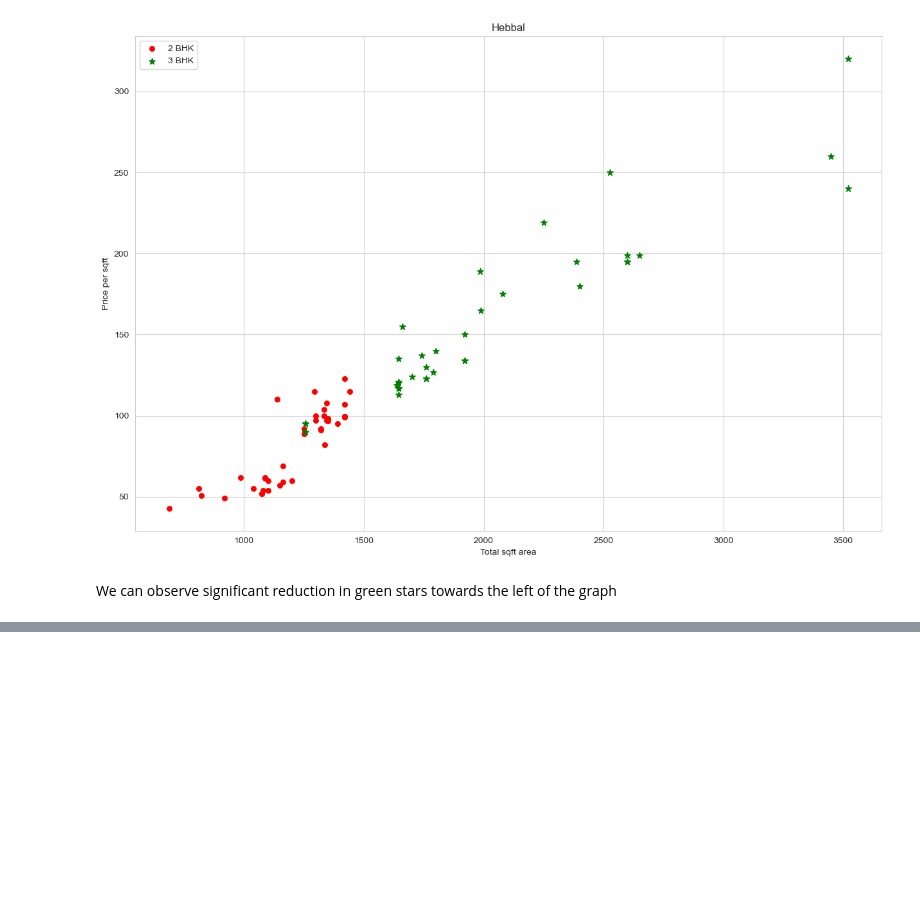
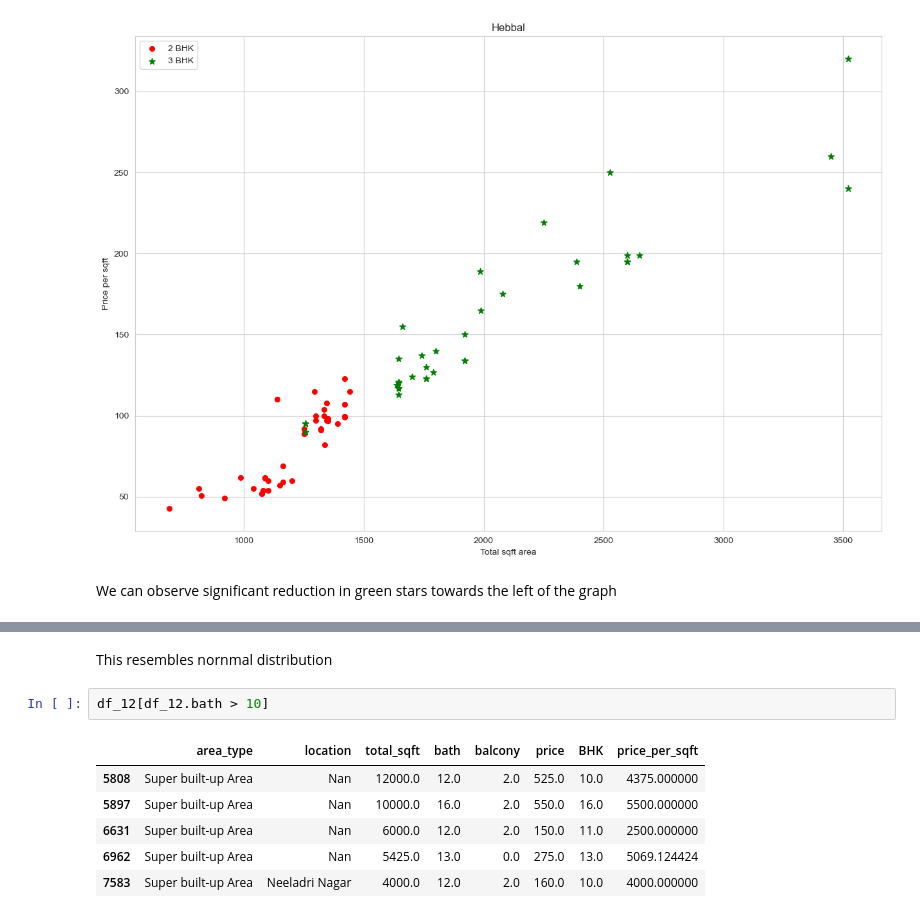
Before and after one commit to himani2853/real_estate_price_prediction, a Jupyter notebook: real_estate.ipynb, the cells around one changed output, grey strips where cells are left out. Drawn from its saved outputs; the diff is of its cells as text; blank space fills up the shorter version.

```diff
--- a/real_estate.ipynb
+++ b/real_estate.ipynb
@@ -770,0 +781,11 @@ We can observe significant reduction in green stars towards the left of the grap
+# %% [markdown]
+This resembles nornmal distribution
+# %%
+df_12[df_12.bath > 10]
+# %% [output]
+|  | area_type | location | total_sqft | bath | balcony | price | BHK | price_per_sqft |
+| 5808 | Super built-up Area | Nan | 12000.0 | 12.0 | 2.0 | 525.0 | 10.0 | 4375.000000 |
+| 5897 | Super built-up Area | Nan | 10000.0 | 16.0 | 2.0 | 550.0 | 16.0 | 5500.000000 |
+| 6631 | Super built-up Area | Nan | 6000.0 | 12.0 | 2.0 | 150.0 | 11.0 | 2500.000000 |
+| 6962 | Super built-up Area | Nan | 5425.0 | 13.0 | 0.0 | 275.0 | 13.0 | 5069.124424 |
+| 7583 | Super built-up Area | Neeladri Nagar | 4000.0 | 12.0 | 2.0 | 160.0 | 10.0 | 4000.000000 |
```
Also changed, not shown: parts of 13 cells of this notebook.
